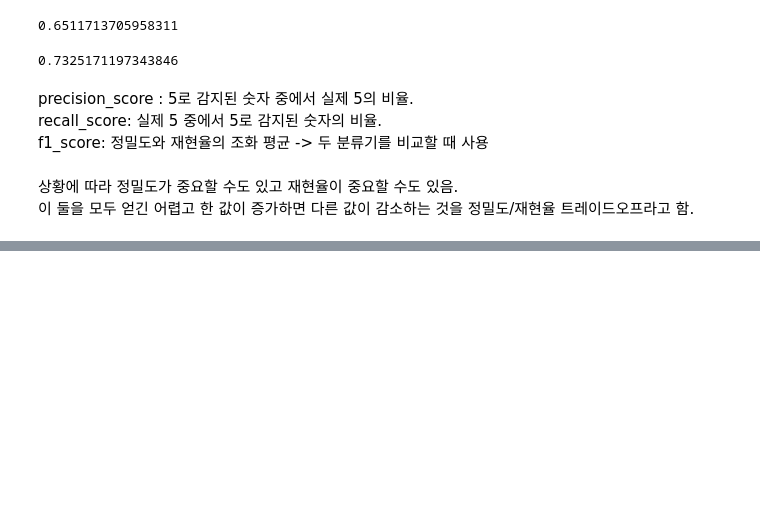
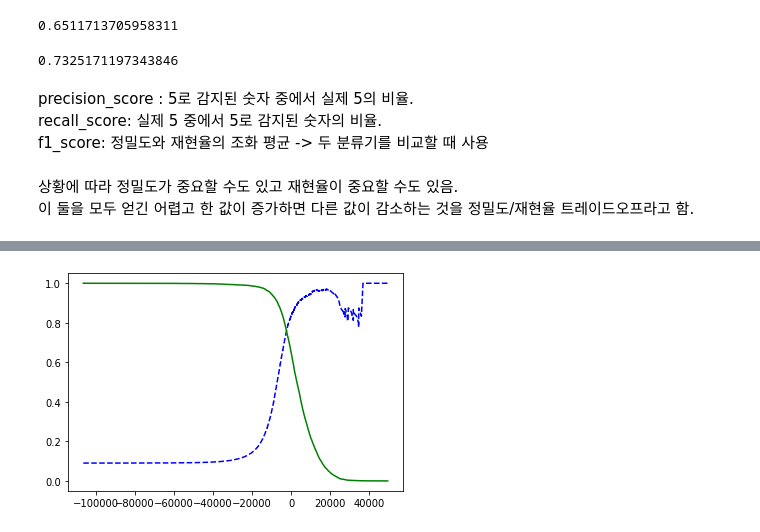
Before and after one commit to minjun9282/Hands-On-Machine-Learning-Study, a Jupyter notebook: Chapter3/3 Classification.ipynb, the cells around one changed output, grey strips where cells are left out. Cells and saved outputs as stored; diff of their text form; code cells hidden in the pictures; blank space fills up the shorter version.

```diff
--- a/Chapter3/3 Classification.ipynb
+++ b/Chapter3/3 Classification.ipynb
@@ -168,0 +196,17 @@ f1_score: 정밀도와 재현율의 조화 평균 -> 두 분류기를 비교할
+# %%
+y_scores = cross_val_predict(sgd_clf, X_train, y_train_5, cv=3, method="decision_function")
+#예측 결과가 아닌 결정 점수를 반환받을 수 있도록 cross_val_predict()를 사용하되, method="decision_function"을 추가.
+# %%
+precisions, recalls, thresholds = precision_recall_curve(y_train_5, y_scores)
+#가능한 모든 임계값에 대해 precisions, recall, thresholds를 계산함.
+# %%
+def plot_precision_recall_vs_threshold(precisions, recalls, thresholds):
+    plt.plot(thresholds, precisions[:-1], "b--", label="정밀도") #파란 점선
+    plt.plot(thresholds, recalls[:-1], "g-", label="재현율") #초록 실선
+
+# cf) [:-1]은 배열의 마지막 원소를 제외한 배열을 의미함.
+
+plot_precision_recall_vs_threshold(precisions, recalls, thresholds)
+plt.show()
+# %% [output]
+[figure, added]
```
Also changed, not shown: parts of 26 cells of this notebook.
